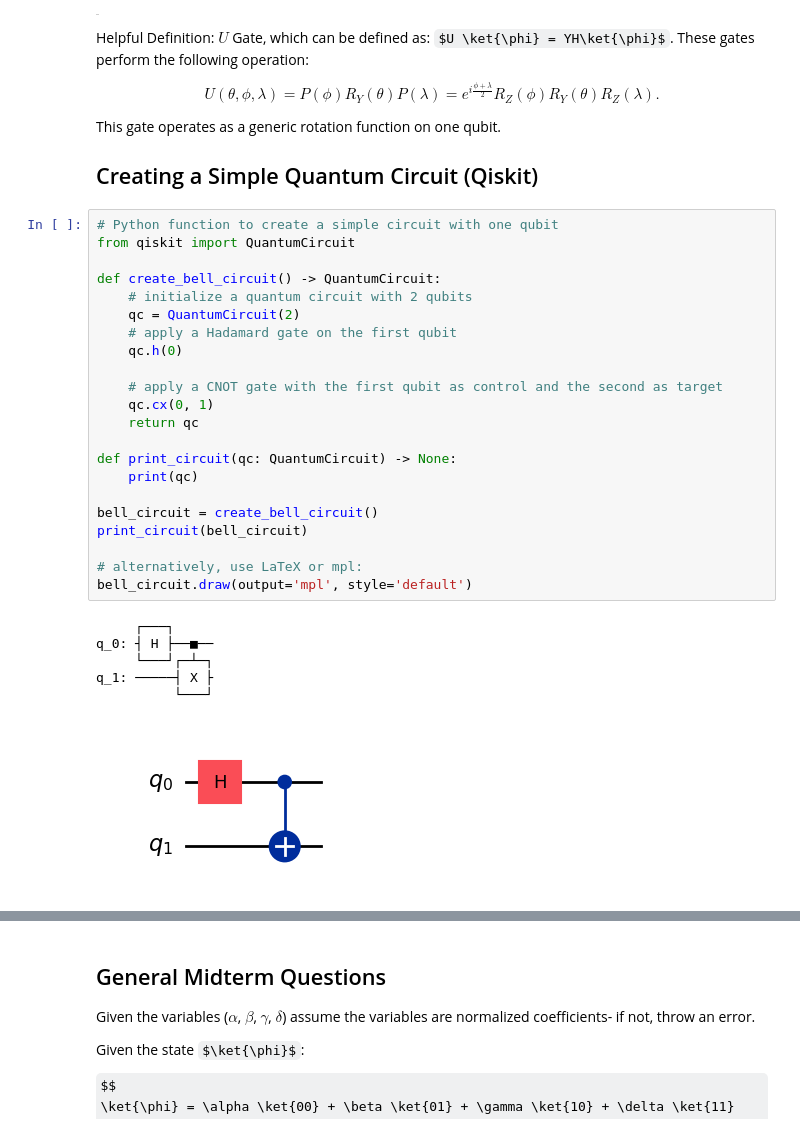
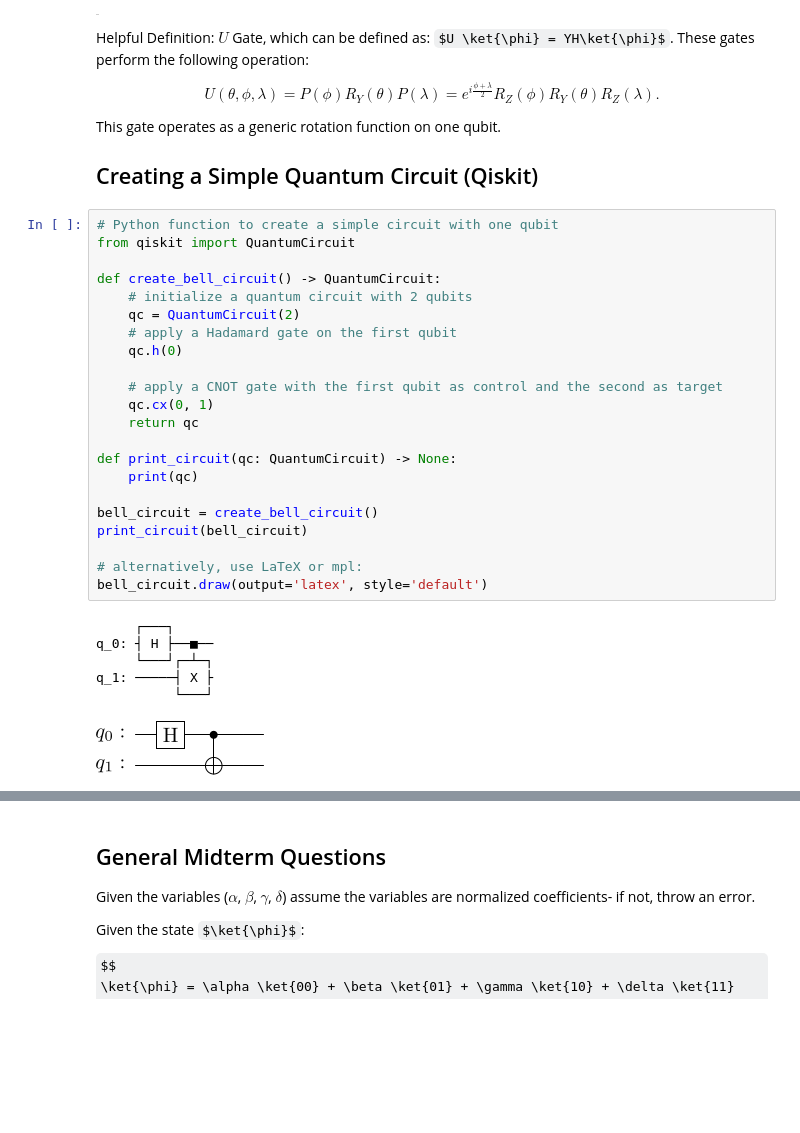
Before and after one commit to isaac-preyser/SENG457, a Jupyter notebook: notes.ipynb, the cells around one changed output, grey strips where cells are left out. Cells and saved outputs as stored; diff of their text form; some formulas as TeX source; blank space fills up the shorter version.

```diff
--- a/notes.ipynb
+++ b/notes.ipynb
@@ -548,32 +548,32 @@ This gate operates as a generic rotation function on one qubit.
 # %%
 # Python function to create a simple circuit with one qubit
 from qiskit import QuantumCircuit
 
 def create_bell_circuit() -> QuantumCircuit:
     # initialize a quantum circuit with 2 qubits
     qc = QuantumCircuit(2)
     # apply a Hadamard gate on the first qubit
     qc.h(0)
 
     # apply a CNOT gate with the first qubit as control and the second as target
     qc.cx(0, 1)
     return qc
 
 def print_circuit(qc: QuantumCircuit) -> None:
     print(qc)
 
 bell_circuit = create_bell_circuit()
 print_circuit(bell_circuit)
 
 # alternatively, use LaTeX or mpl:
-bell_circuit.draw(output='mpl', style='default')
+bell_circuit.draw(output='latex', style='default')
 # %% [output]
      ┌───┐
 q_0: ┤ H ├──■──
      └───┘┌─┴─┐
 q_1: ─────┤ X ├
           └───┘
-[figure, old version]
+[figure, new version]
 # %%
 # Now, we will execute the circuit on a simulator backend
 from unittest import result
```
Also changed, not shown: parts of 3 cells of this notebook.
